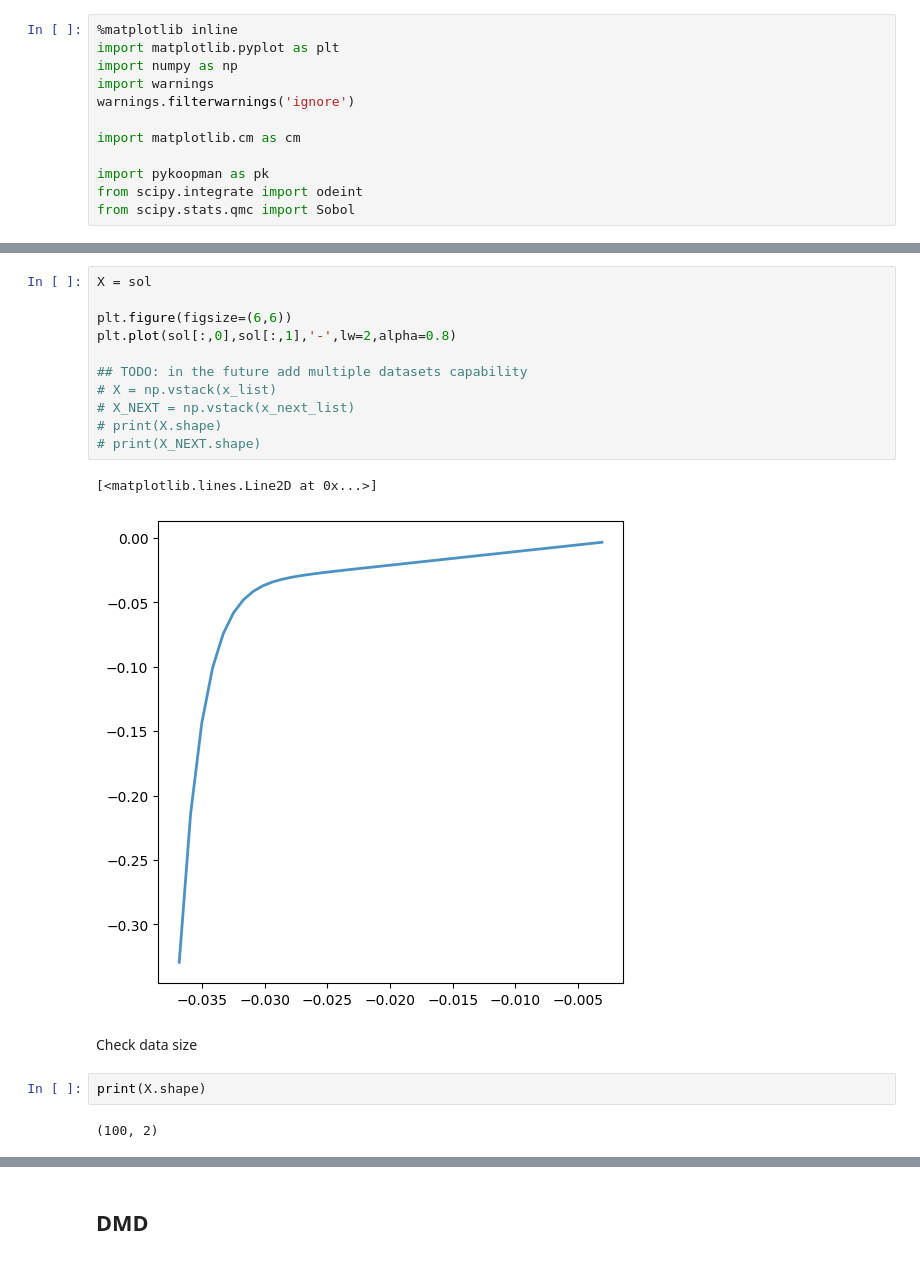
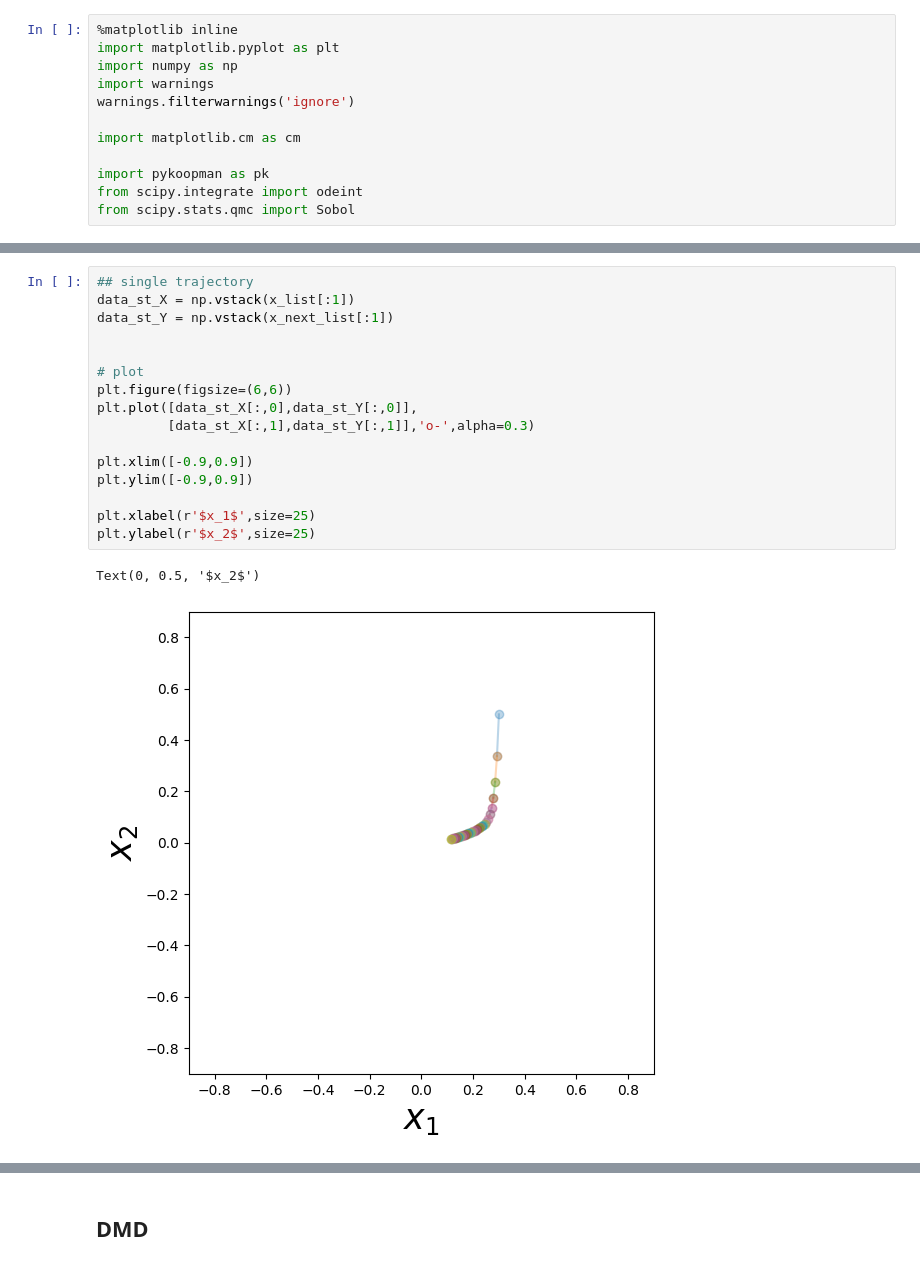
Before and after one commit to dynamicslab/pykoopman, a Jupyter notebook: examples/tutorial_slow_manifold.ipynb, the cells around one changed output, grey strips where cells are left out. Drawn from its saved outputs; the diff is of its cells as text.

```diff
--- a/examples/tutorial_slow_manifold.ipynb
+++ b/examples/tutorial_slow_manifold.ipynb
@@ -57,20 +70,19 @@ Text(0, 0.5, '$x_2$')
-# %%
-X = sol
-
-plt.figure(figsize=(6,6))
-plt.plot(sol[:,0],sol[:,1],'-',lw=2,alpha=0.8)
-
-## TODO: in the future add multiple datasets capability
-# X = np.vstack(x_list)
-# X_NEXT = np.vstack(x_next_list)
-# print(X.shape)
-# print(X_NEXT.shape)
-# %% [output]
-[<matplotlib.lines.Line2D at 0x...>]
-[figure, removed]
-# %% [markdown]
-Check data size
-# %%
-print(X.shape)
-# %% [output]
-(100, 2)
+# %%
+## single trajectory
+data_st_X = np.vstack(x_list[:1])
+data_st_Y = np.vstack(x_next_list[:1])
+
+
+# plot
+plt.figure(figsize=(6,6))
+plt.plot([data_st_X[:,0],data_st_Y[:,0]],
+         [data_st_X[:,1],data_st_Y[:,1]],'o-',alpha=0.3)
+
+plt.xlim([-0.9,0.9])
+plt.ylim([-0.9,0.9])
+
+plt.xlabel(r'$x_1$',size=25)
+plt.ylabel(r'$x_2$',size=25)
+# %% [output]
+Text(0, 0.5, '$x_2$')
+[figure, added]
```
Also changed, not shown: parts of 46 cells of this notebook, 10 other files.
